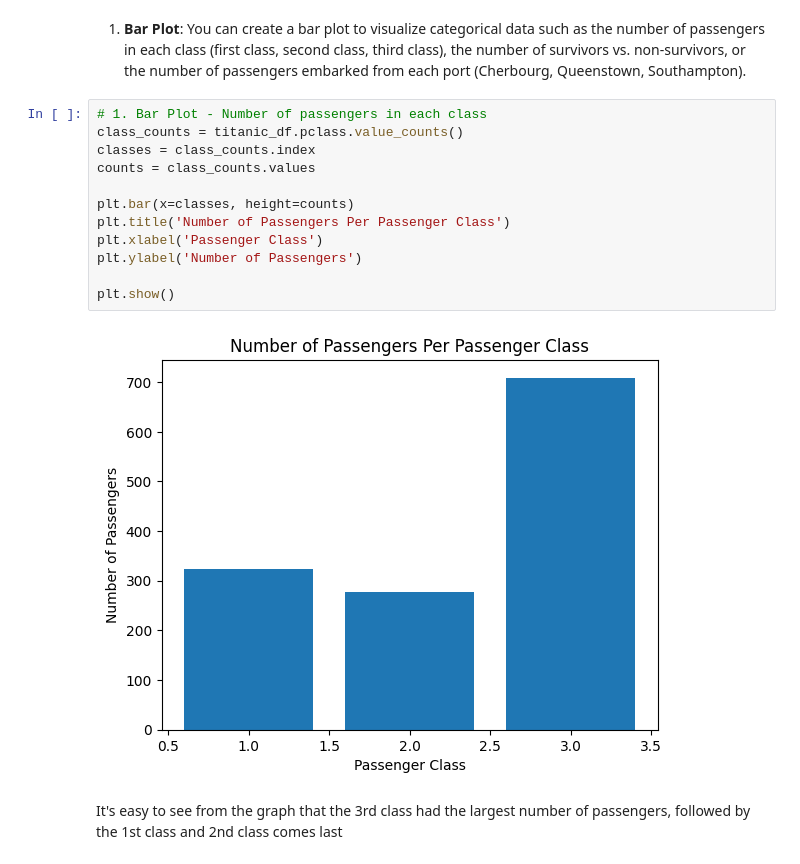
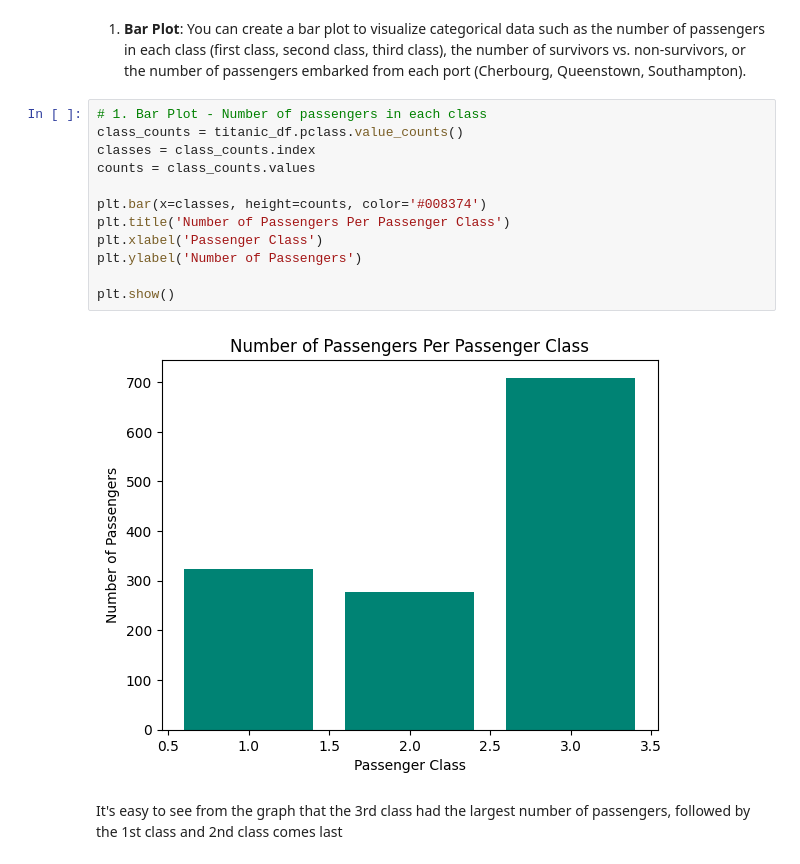
Before and after one commit to dataideaorg/dataidea-science, a Jupyter notebook: nbs/Python-Data-Analysis/Week3-Visualization/31_matplotlib_refined.ipynb, the cells around one changed output. Cells and saved outputs as stored; diff of their text form.

```diff
--- a/nbs/Python-Data-Analysis/Week3-Visualization/31_matplotlib_refined.ipynb
+++ b/nbs/Python-Data-Analysis/Week3-Visualization/31_matplotlib_refined.ipynb
@@ -61,17 +63,17 @@ titanic_df.head(n=5)
 # %%
 # 1. Bar Plot - Number of passengers in each class
 class_counts = titanic_df.pclass.value_counts()
 classes = class_counts.index
 counts = class_counts.values
 
-plt.bar(x=classes, height=counts)
+plt.bar(x=classes, height=counts, color='#008374')
 plt.title('Number of Passengers Per Passenger Class')
 plt.xlabel('Passenger Class')
 plt.ylabel('Number of Passengers')
 
 plt.show()
 # %% [output]
-[figure, old version]
+[figure, new version]
 # %% [markdown]
 It's easy to see from the graph that the 3rd class had the largest number of passengers, followed by the 1st class and 2nd class comes last
 # %% [markdown]
```
Also changed, not shown: parts of 8 cells of this notebook, 10 other files.
